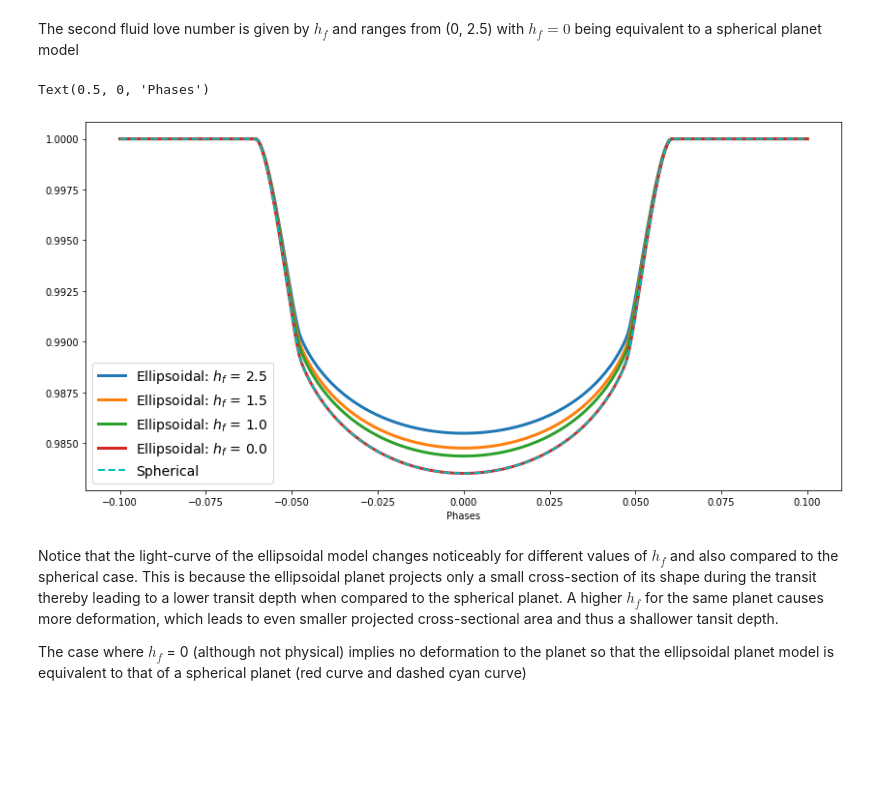
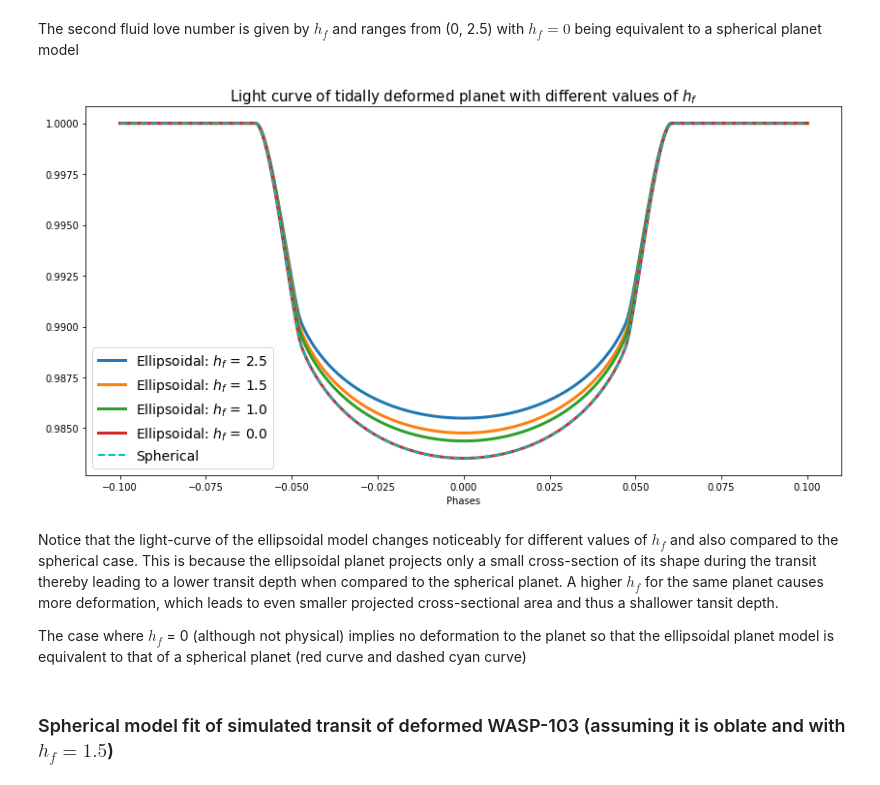
Before and after one commit to tundeakins/ellc, a Jupyter notebook: ellc_love_example.ipynb, the cells around one changed output. Cells and saved outputs as stored; diff of their text form; code cells hidden in the pictures; blank space fills up the shorter version.

```diff
--- a/ellc_love_example.ipynb
+++ b/ellc_love_example.ipynb
@@ -18,10 +19,13 @@ We take example of WASP_103b with values from Delrez 2018 https://arxiv.org/pdf/
 # %%
-aR = 3.010     #scaled semimajor axis a/R*
-Rp = 0.115     # planet radius ratio
-inc = 90    # orbital inclination
-ldc_1 = [0.5343,0.1299]  #limb darkening parameters
-Mst = 1.21     #stellar mass in unit of solar masses
-Mp = 1.51* c.M_jup.to( u.Msun).value    #planet mass in unit of solar masses
-q = Mp/Mst      #ratio of planet to stellar mass
+P = 0.92554517                                     #days
+t0 = 0                                             #mid transit time
+aR = 3.010                                         #scaled semimajor axis a/R*
+Rp = 0.115                                         # planet radius ratio
+inc = 88.8                                         # orbital inclination
+u1, u2 = 0.5343,0.1299
+ldc_1 = [u1,u2]                                    #limb darkening parameters
+Mst = 1.21                                         #stellar mass in unit of solar masses
+Mp = 1.51* c.M_jup.to( u.Msun).value               #planet mass in unit of solar masses
+qmass = Mp/Mst                                     #ratio of planet to stellar mass
 
-phases=np.linspace(-0.1,0.1,300)   #transit phases to calculate flux
+phases=np.linspace(-0.1,0.1,300)                   #transit phases to calculate flux
@@ -48,7 +53,11 @@ flux_batman = m.light_curve(params)  #calculates light curve
 r_1 = 1/aR    #radius of star in units of the semimajor axes
 r_2 = Rp/aR   #radius of the planet in units of the semimajor axis
 
-ellc_sphere = ellc.lc(phases,radius_1=r_1,radius_2=r_2,incl=inc,sbratio=0,
-                      ld_1="quad",ldc_1=ldc_1,shape_1='sphere',shape_2='sphere',
+ellc_sphere = ellc.lc(phases, t_zero=t0, radius_1=r_1, radius_2=r_2, incl=inc, sbratio=0,
+                      ld_1="quad", ldc_1=ldc_1, shape_1='sphere', shape_2='sphere',
                       grid_1="very_fine", grid_2="very_fine")
+
+ellc_def_hf0 = ellc.lc(phases, t_zero=t0, radius_1=r_1, radius_2=r_2, incl=inc, sbratio=0,
+                      ld_1="quad", ldc_1=ldc_1, shape_1='sphere', shape_2='love',
+                      grid_1="very_fine", grid_2="very_fine", hf_2=0, q=qmass)
 # %%
@@ -73,24 +84,27 @@ Now to compare deformation using the love number following Akinsanmi et al 2019
 The second fluid love number is given by $h_f$ and ranges from (0, 2.5) with $h_f=0$ being equivalent to a spherical planet model
 # %%
 #set shape of the planet shape_2 = "love" and use the following values for hf:
-hf=[2.5,1.5,1, 0]
+hf_values=[2.5,1.5,1, 0]
 
 plt.figure(figsize=(14,7))
+plt.title("Light curve of tidally deformed planet with different values of $h_f$", fontsize=15)
 
-for h_f in hf:
-    ellc_flux = ellc.lc(phases,radius_1=r_1,radius_2=r_2,incl=inc,sbratio=0,
+for h_f in hf_values:
+    ellc_flux = ellc.lc(phases,t_zero=t0, radius_1=r_1,radius_2=r_2,incl=inc,sbratio=0,
                       ld_1="quad",ldc_1=ldc_1,shape_1='sphere',shape_2='love',
-                      q=q, hf_2= h_f, grid_1="very_fine", grid_2="very_fine")
+                      q=qmass, hf_2= h_f, grid_1="fine", grid_2="fine")
     plt.plot(phases, ellc_flux, label = "Ellipsoidal: $h_f$ = {:.1f}".format(h_f), lw=3)
+
 
 #overplot spherical planet light curve
 plt.plot(phases, ellc_sphere, "c--",label="Spherical", lw=2)
 plt.legend(fontsize=14)
-plt.xlabel("Phases")
+plt.xlabel("Phases");
 # %% [output]
-Text(0.5, 0, 'Phases')
-[figure, old version]
+[figure, new version]
 # %% [markdown]
 Notice that  the  light-curve  of  the  ellipsoidal model  changes  noticeably  for  different  values  of $h_f$ and  also compared to the spherical case. This is because the ellipsoidal planet projects only a small cross-section of its shape during the transit thereby leading to a lower transit depth when compared to the spherical planet. A higher $h_f$ for the same planet causes more deformation, which leads to even smaller projected cross-sectional  area and thus a shallower tansit depth.
 
 The case  where $h_f$ = 0 (although not physical) implies no deformation to the planet so that the ellipsoidal planet model is equivalent to that of a spherical planet (red curve and dashed cyan curve)
+# %% [markdown]
+### Spherical model fit of simulated transit of deformed WASP-103 (assuming it is oblate and with $h_f=1.5$)
```
Also changed, not shown: parts of 33 cells of this notebook, 2 other files.
